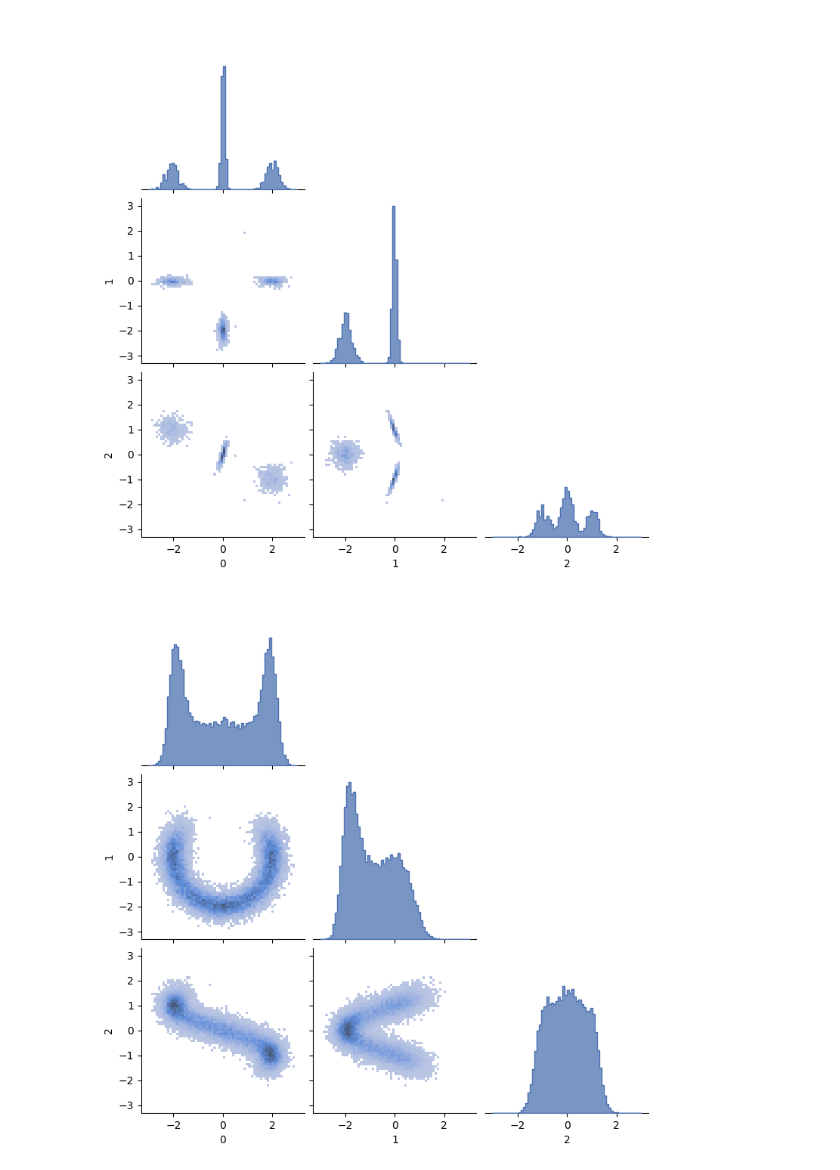
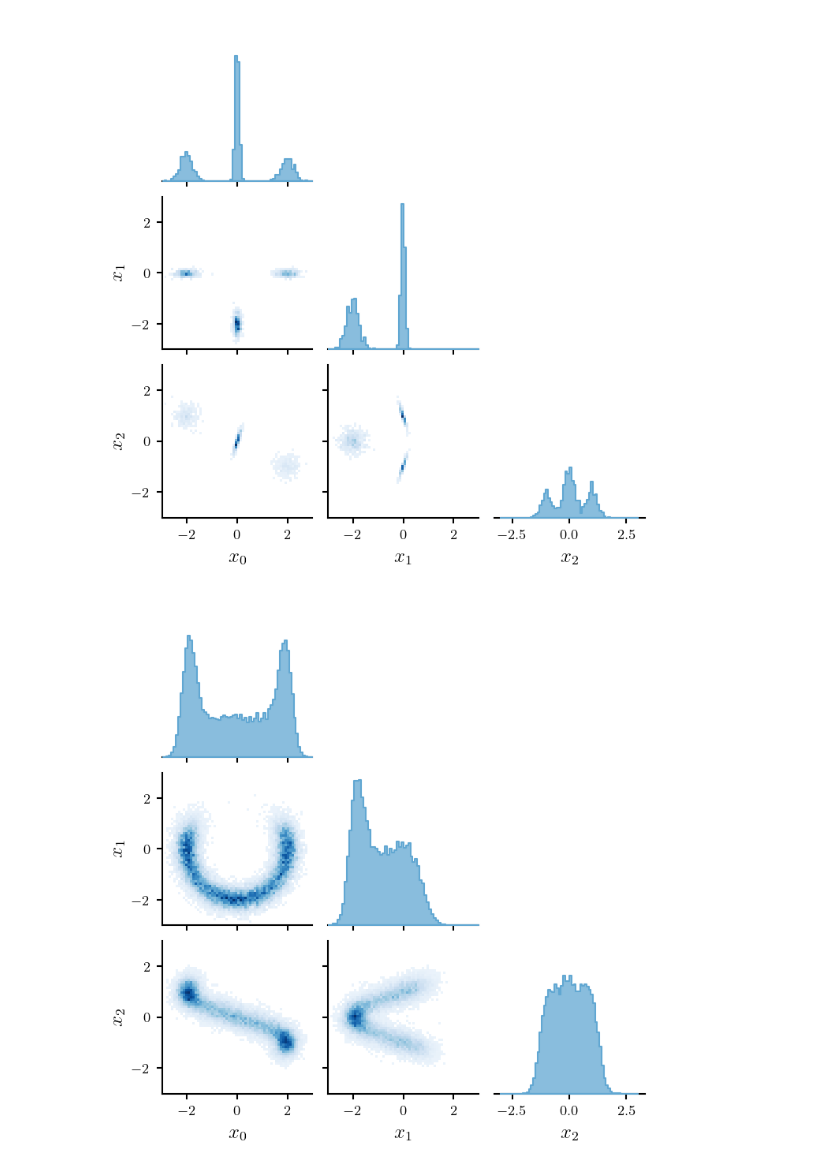
Before and after one commit to francois-rozet/diffusion-priors, a Jupyter notebook: experiments/manifold/coil.ipynb, the cells around one changed output. Drawn from its saved outputs; the diff is of its cells as text; code cells hidden in the pictures.

```diff
--- a/experiments/manifold/coil.ipynb
+++ b/experiments/manifold/coil.ipynb
@@ -3,2 +5,21 @@ from utils import *
 # %%
 rng = PRNG(0)
+# %%
+rc = {
+    'axes.axisbelow': True,
+    'axes.linewidth': 1.0,
+    'figure.dpi': 150,
+    'font.size': 12.0,
+    'legend.fontsize': 'xx-small',
+    'lines.linewidth': 1.0,
+    'savefig.transparent': True,
+    'xtick.labelsize': 'x-small',
+    'xtick.major.width': 1.0,
+    'ytick.labelsize': 'x-small',
+    'ytick.major.width': 1.0,
+    'font.family': ['serif'],
+    'text.usetex': True,
+    'text.latex.preamble': r'\usepackage{amsfonts}',
+}
+
+plt.rcParams.update(rc)
@@ -89,12 +119,12 @@ def approx_posterior(n, sigma_t, method):
 # %%
 q_xt_y = approx_posterior(65536, sigma_t=0.25, method='zero')
-fig = corner(q_xt_y)
+fig = show_corner(q_xt_y, height=1.6)
 # %% [output]
-[figure, old version]
+[figure, new version]
 # %%
 q_xt_y = approx_posterior(65536, sigma_t=0.25, method='sigma_t')
-fig = corner(q_xt_y)
+fig = show_corner(q_xt_y, height=1.6)
 # %% [output]
-[figure, old version]
+[figure, new version]
 # %%
 q_xt_y = approx_posterior(65536, sigma_t=0.25, method='sigma_x')
```
Also changed, not shown: parts of 10 cells of this notebook, 5 other files.
